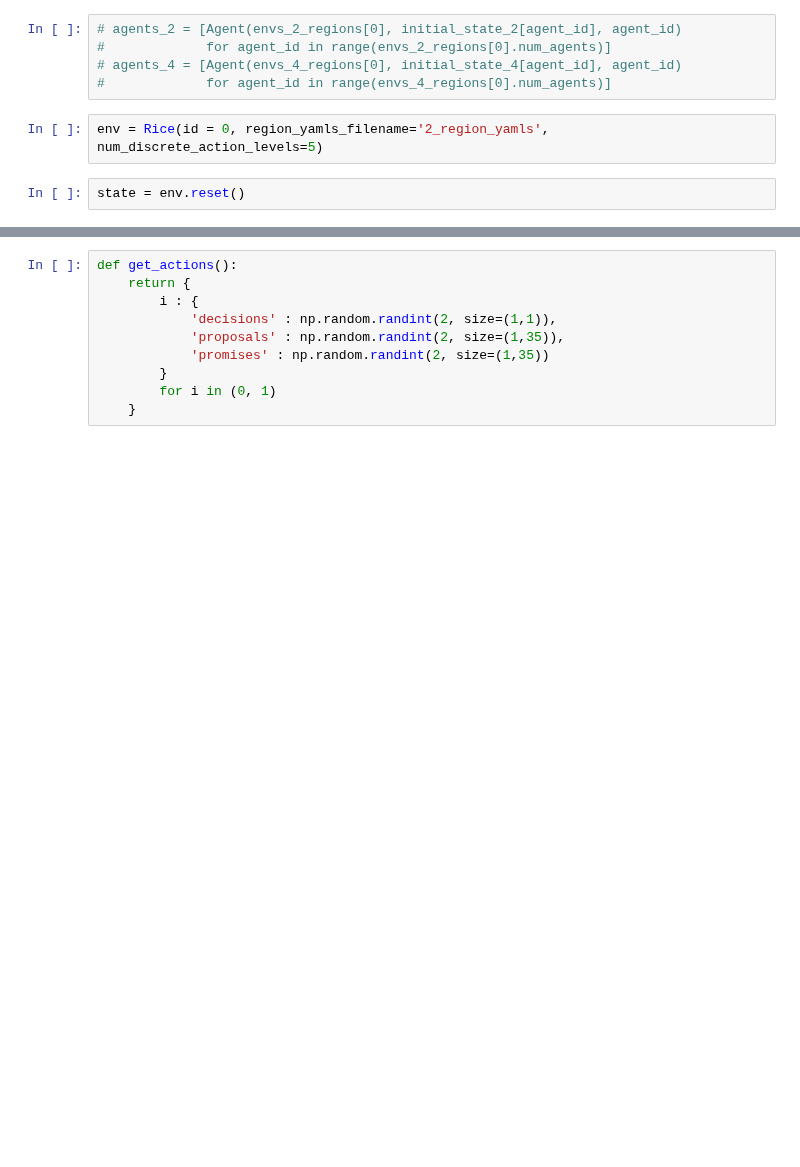
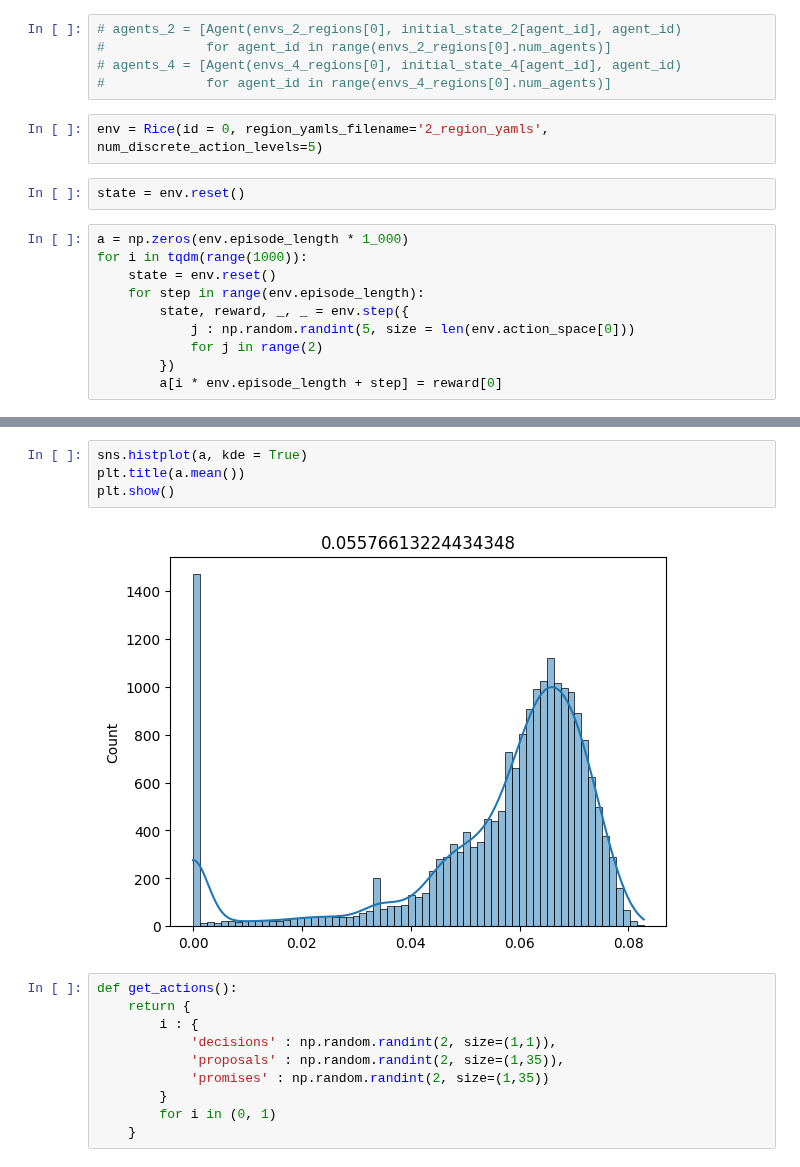
Before and after one commit to i4ata/BScProject, a Jupyter notebook: ppo_negotiation_rec/PPO_negotiation_tryouts.ipynb, the cells around one changed output, grey strips where cells are left out. Cells and saved outputs as stored; diff of their text form; blank space fills up the shorter version.

```diff
--- a/ppo_negotiation_rec/PPO_negotiation_tryouts.ipynb
+++ b/ppo_negotiation_rec/PPO_negotiation_tryouts.ipynb
@@ -31,5 +32,15 @@ from tqdm import tqdm
 #             for agent_id in range(envs_4_regions[0].num_agents)]
 # %%
 env = Rice(id = 0, region_yamls_filename='2_region_yamls', num_discrete_action_levels=5)
+# %%
+state = env.reset()
 # %%
-state = env.reset()
+a = np.zeros(env.episode_length * 1_000)
+for i in tqdm(range(1000)):
+    state = env.reset()
+    for step in range(env.episode_length):
+        state, reward, _, _ = env.step({
+            j : np.random.randint(5, size = len(env.action_space[0]))
+            for j in range(2)
+        })
+        a[i * env.episode_length + step] = reward[0]
@@ -36,3 +87,9 @@ state = env.reset()
+# %%
+sns.histplot(a, kde = True)
+plt.title(a.mean())
+plt.show()
+# %% [output]
+[figure, added]
 # %%
 def get_actions():
     return {
```
Also changed, not shown: parts of 3 cells of this notebook, 1 other file.
